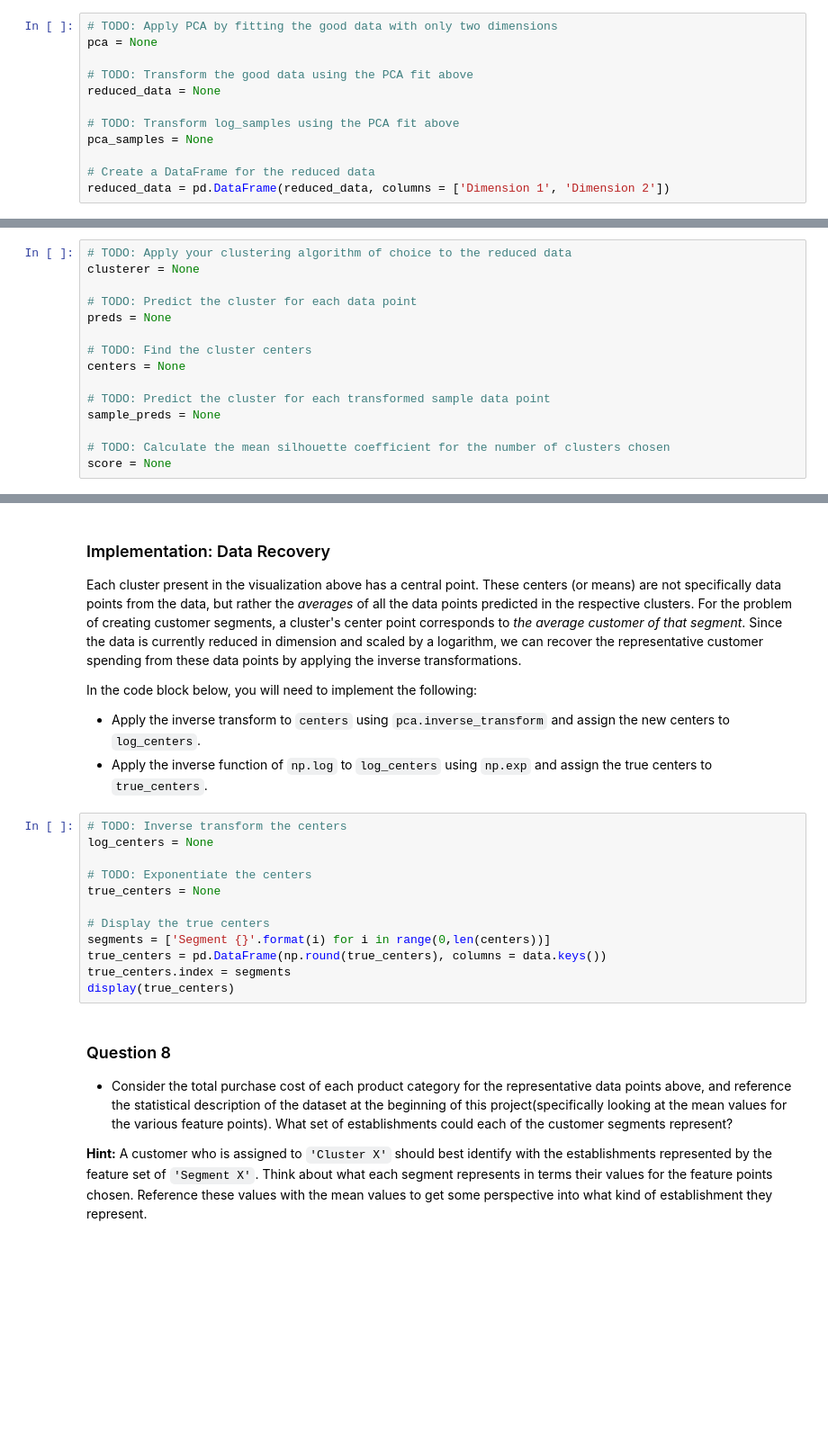
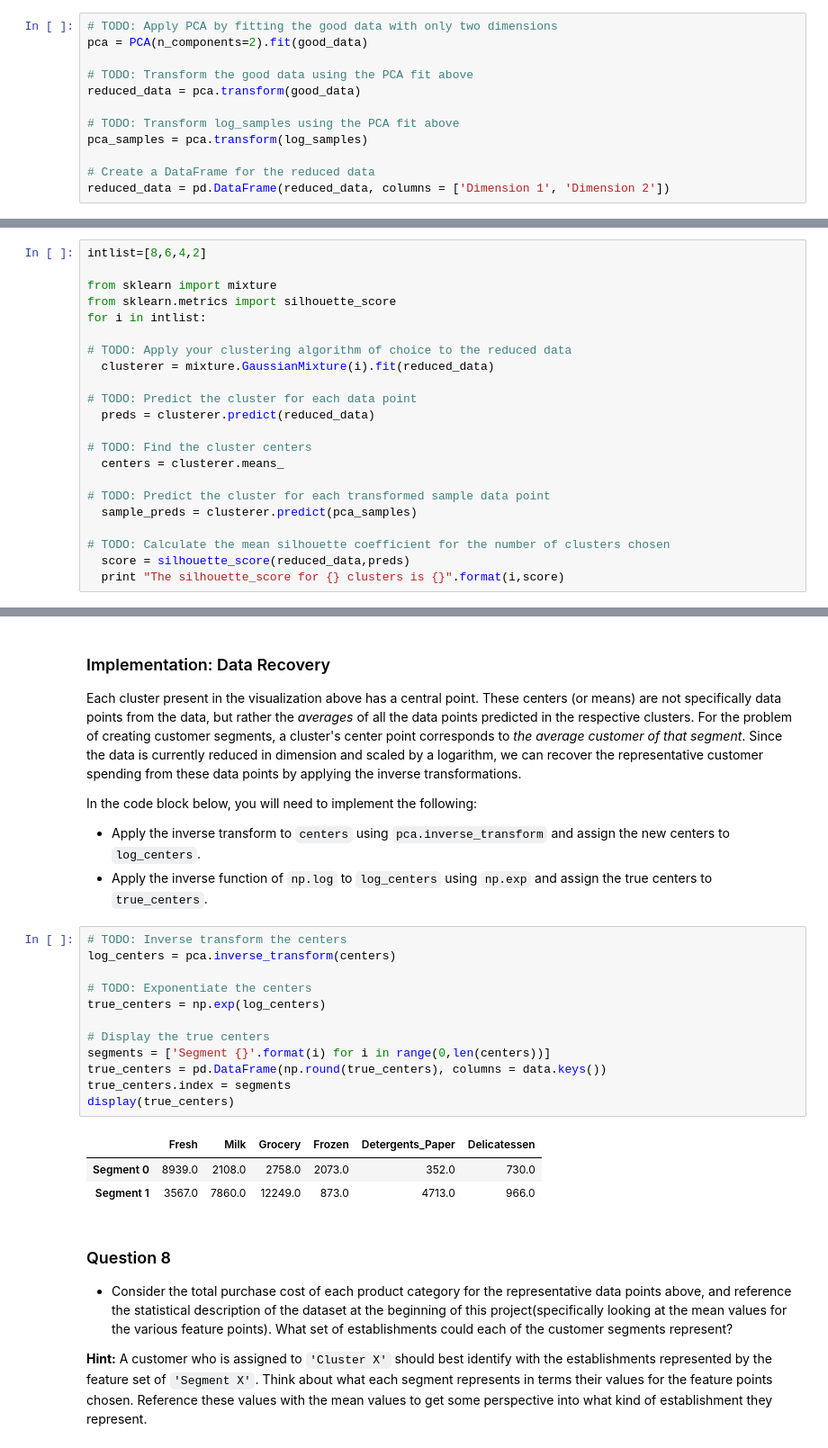
Before and after one commit to ynaikavde/MLND_Solutions, a Jupyter notebook: customer_segments.ipynb, the cells around one changed output, grey strips where cells are left out. Shown at 90% size. Saved outputs shown, nothing was run; the diff lists cells and outputs as text; blank space fills up the shorter version.

```diff
--- a/customer_segments.ipynb
+++ b/customer_segments.ipynb
@@ -417,13 +438,13 @@ In the code block below, you will need to implement the following:
  - Apply a PCA transformation of `log_samples` using `pca.transform`, and assign the results to `pca_samples`.
 # %%
 # TODO: Apply PCA by fitting the good data with only two dimensions
-pca = None
+pca = PCA(n_components=2).fit(good_data)
 
 # TODO: Transform the good data using the PCA fit above
-reduced_data = None
+reduced_data = pca.transform(good_data)
 
 # TODO: Transform log_samples using the PCA fit above
-pca_samples = None
+pca_samples = pca.transform(log_samples)
 
 # Create a DataFrame for the reduced data
 reduced_data = pd.DataFrame(reduced_data, columns = ['Dimension 1', 'Dimension 2'])
@@ -473,17 +519,24 @@ In the code block below, you will need to implement the following:
  - Import `sklearn.metrics.silhouette_score` and calculate the silhouette score of `reduced_data` against `preds`.
    - Assign the silhouette score to `score` and print the result.
 # %%
+intlist=[8,6,4,2]
+
+from sklearn import mixture
+from sklearn.metrics import silhouette_score
+for i in intlist:
+
 # TODO: Apply your clustering algorithm of choice to the reduced data
-clusterer = None
+  clusterer = mixture.GaussianMixture(i).fit(reduced_data)
 
 # TODO: Predict the cluster for each data point
-preds = None
+  preds = clusterer.predict(reduced_data)
 
 # TODO: Find the cluster centers
-centers = None
+  centers = clusterer.means_
 
 # TODO: Predict the cluster for each transformed sample data point
-sample_preds = None
+  sample_preds = clusterer.predict(pca_samples)
 
 # TODO: Calculate the mean silhouette coefficient for the number of clusters chosen
-score = None
+  score = silhouette_score(reduced_data,preds)
+  print "The silhouette_score for {} clusters is {}".format(i,score)
@@ -509,16 +571,20 @@ In the code block below, you will need to implement the following:
  - Apply the inverse function of `np.log` to `log_centers` using `np.exp` and assign the true centers to `true_centers`.
 # %%
 # TODO: Inverse transform the centers
-log_centers = None
+log_centers = pca.inverse_transform(centers)
 
 # TODO: Exponentiate the centers
-true_centers = None
+true_centers = np.exp(log_centers)
 
 # Display the true centers
 segments = ['Segment {}'.format(i) for i in range(0,len(centers))]
 true_centers = pd.DataFrame(np.round(true_centers), columns = data.keys())
 true_centers.index = segments
 display(true_centers)
+# %% [output]
+|  | Fresh | Milk | Grocery | Frozen | Detergents_Paper | Delicatessen |
+| Segment 0 | 8939.0 | 2108.0 | 2758.0 | 2073.0 | 352.0 | 730.0 |
+| Segment 1 | 3567.0 | 7860.0 | 12249.0 | 873.0 | 4713.0 | 966.0 |
 # %% [markdown]
 ### Question 8
 
```
Also changed, not shown: parts of 28 cells of this notebook.
